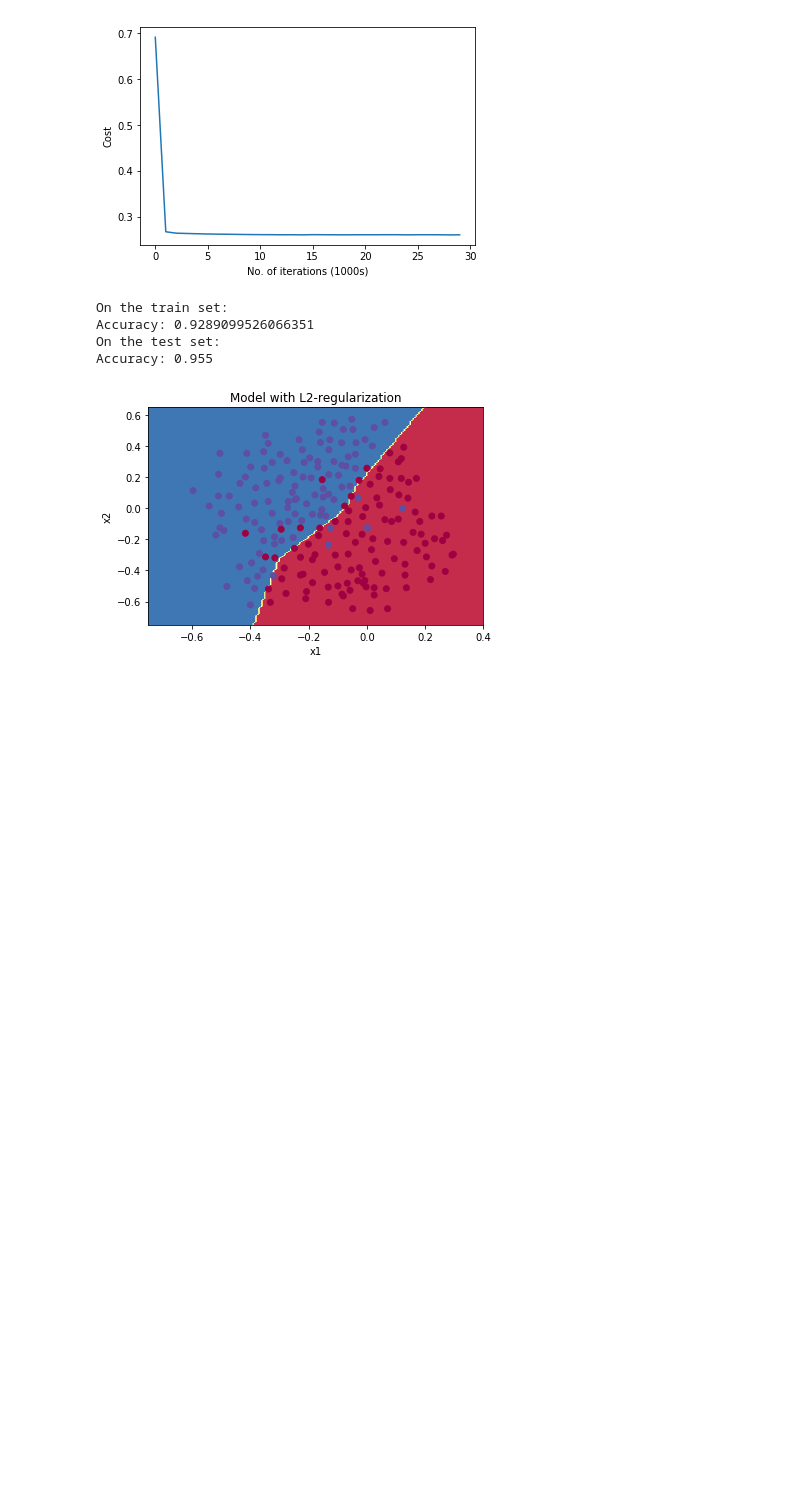
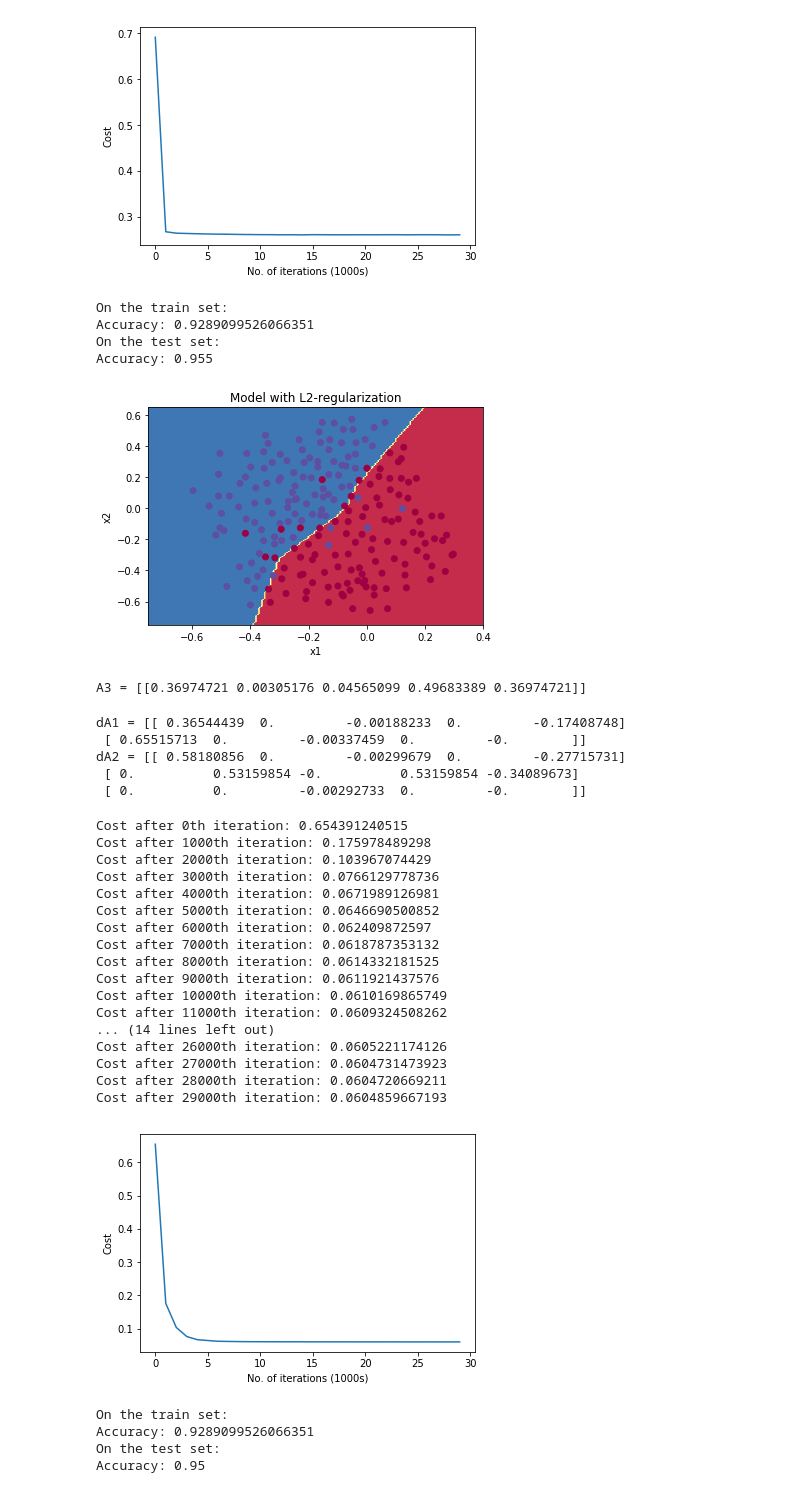
Before and after one commit to aribalam/deeplearning.ai-assignments, a Jupyter notebook: Improving Neural Networks/week1/Regularization/Regularization.ipynb, the cells around one changed output. Saved outputs shown, nothing was run; the diff lists cells and outputs as text; code cells hidden in the pictures; blank space fills up the shorter version.

Commit message:
Added code for analysing performance with dropout

```diff
--- a/Improving Neural Networks/week1/Regularization/Regularization.ipynb
+++ b/Improving Neural Networks/week1/Regularization/Regularization.ipynb
@@ -198,0 +253,7 @@ plot_decision_boundary(lambda x: predict_dec(parameters, x.T), train_X, train_Y)
+# %%
+X_assess, parameters = forward_propagation_with_dropout_test_case()
+
+A3, cache = forward_propagation_with_dropout(X_assess, parameters, keep_prob = 0.7)
+print ("A3 = " + str(A3))
+# %% [output]
+A3 = [[0.36974721 0.00305176 0.04565099 0.49683389 0.36974721]]
@@ -198,0 +304,42 @@ plot_decision_boundary(lambda x: predict_dec(parameters, x.T), train_X, train_Y)
+# %%
+X_assess, Y_assess, cache = backward_propagation_with_dropout_test_case()
+
+gradients = backward_propagation_with_dropout(X_assess, Y_assess, cache, keep_prob = 0.8)
+
+print ("dA1 = " + str(gradients["dA1"]))
+print ("dA2 = " + str(gradients["dA2"]))
+# %% [output]
+dA1 = [[ 0.36544439  0.         -0.00188233  0.         -0.17408748]
+ [ 0.65515713  0.         -0.00337459  0.         -0.        ]]
+dA2 = [[ 0.58180856  0.         -0.00299679  0.         -0.27715731]
+ [ 0.          0.53159854 -0.          0.53159854 -0.34089673]
+ [ 0.          0.         -0.00292733  0.         -0.        ]]
+# %%
+parameters = model(train_X, train_Y, keep_prob = 0.86, learning_rate = 0.3)
+print ("On the train set:")
+predictions_train = predict(train_X, train_Y, parameters)
+print ("On the test set:")
+predictions_test = predict(test_X, test_Y, parameters)
+# %% [output]
+Cost after 0th iteration: 0.654391240515
+Cost after 1000th iteration: 0.175978489298
+Cost after 2000th iteration: 0.103967074429
+Cost after 3000th iteration: 0.0766129778736
+Cost after 4000th iteration: 0.0671989126981
+Cost after 5000th iteration: 0.0646690500852
+Cost after 6000th iteration: 0.062409872597
+Cost after 7000th iteration: 0.0618787353132
+Cost after 8000th iteration: 0.0614332181525
+Cost after 9000th iteration: 0.0611921437576
+Cost after 10000th iteration: 0.0610169865749
+Cost after 11000th iteration: 0.0609324508262
+... (14 lines left out)
+Cost after 26000th iteration: 0.0605221174126
+Cost after 27000th iteration: 0.0604731473923
+Cost after 28000th iteration: 0.0604720669211
+Cost after 29000th iteration: 0.0604859667193
+[figure, added]
+On the train set:
+Accuracy: 0.9289099526066351
+On the test set:
+Accuracy: 0.95
```
Also changed, not shown: parts of 4 cells of this notebook.
